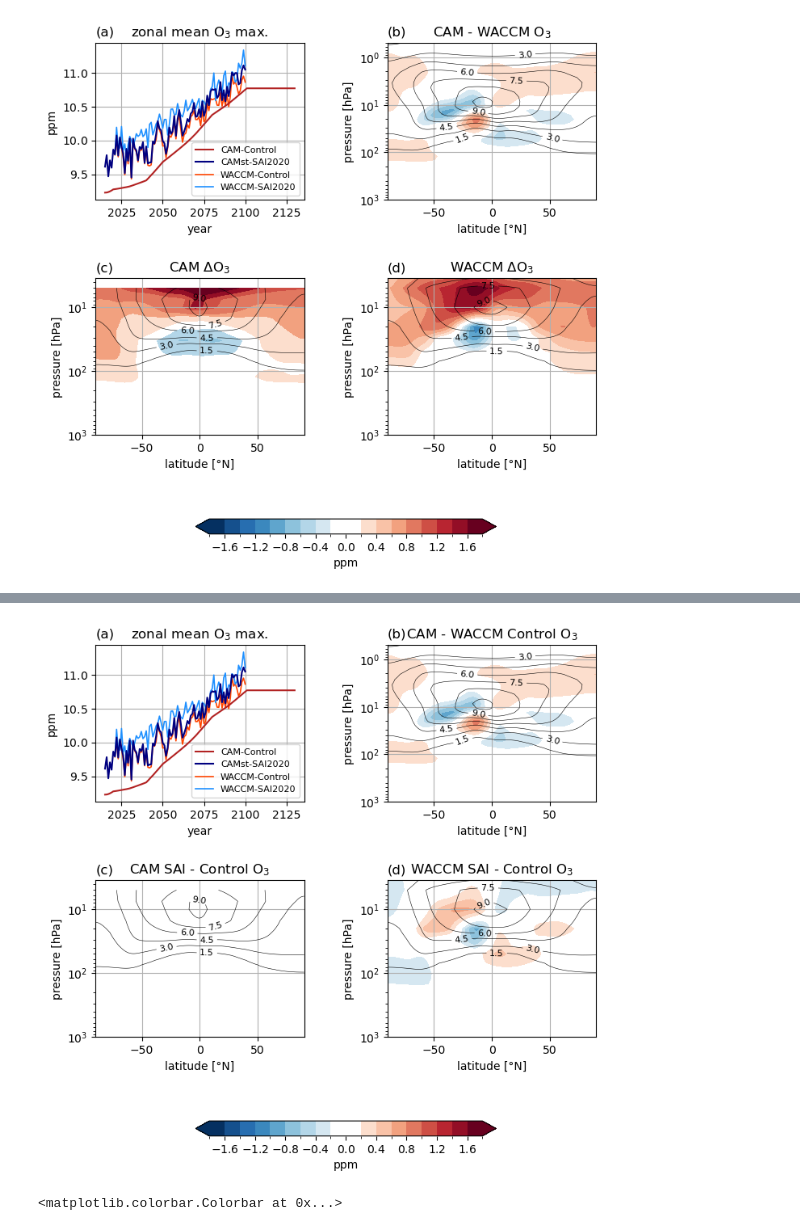
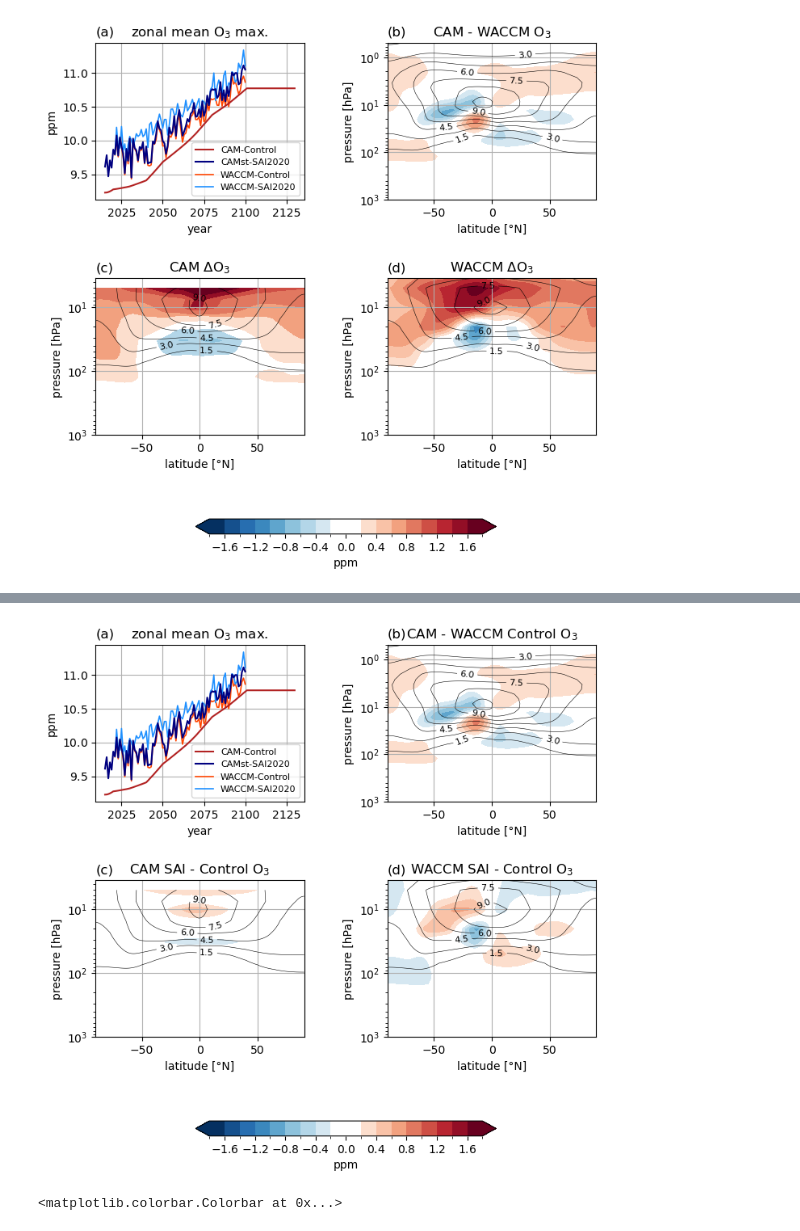
Before and after one commit to JdeJong96/CESM-CAM_SAI, a Jupyter notebook: results/aerosolfield.ipynb, the cells around one changed output, grey strips where cells are left out. Drawn from its saved outputs; the diff is of its cells as text; code cells hidden in the pictures.

```diff
--- a/results/aerosolfield.ipynb
+++ b/results/aerosolfield.ipynb
@@ -563,39 +563,39 @@ for ax in axs.flatten():
 pkwargs = dict(yscale='log', yincrease=False, add_colorbar=False)
 p01 = ((O3zm['camstrat.SAI2020.plev70.f']-O3zm['waccm.SAI2020.plev70.f'])/1e-6).plot.contourf(ax=axs[0,1], y='plev70', ylim=[1000,0.5], levels=dlevels/1e-6, cmap=newcmap, **pkwargs)
 c01 = ((O3zm['waccm.SAI2020.plev70.f'])/1e-6).plot.contour(ax=axs[0,1], y='plev70', ylim=[1000,0.5], levels=Olevels/1e-6, colors='k', linewidths=0.4, **pkwargs)
-#p10 = ((O3zm['camstrat.SAI2020.plev34.f']-O3zm['cam.control.plev34.i'])/1e-6).plot.contourf(ax=axs[1,0], y='plev34', ylim=[1000,3.5], levels=dlevels/1e-6, cmap=newcmap, **pkwargs)
+p10 = ((O3zm['camstrat.SAI2020.plev34.f']-O3zm['cam.control.plev34.f'])/1e-6).plot.contourf(ax=axs[1,0], y='plev34', ylim=[1000,3.5], levels=dlevels/1e-6, cmap=newcmap, **pkwargs)
 c10 = (O3zm['cam.control.plev34.i']/1e-6).plot.contour(ax=axs[1,0], y='plev34', ylim=[1000,3.5], levels=Olevels/1e-6, colors='k', linewidths=0.4, **pkwargs)
 p11 = ((O3zm['waccm.SAI2020.plev19.f']-O3zm['waccm.control.plev19.f'])/1e-6).plot.contourf(ax=axs[1,1], y='plev19', ylim=[1000,3.5], extend='both', levels=dlevels/1e-6, cmap=newcmap, **pkwargs)
 c11 = (O3zm['waccm.control.plev19.i']/1e-6).plot.contour(ax=axs[1,1], y='plev19', ylim=[1000,3.5], levels=Olevels/1e-6, colors='k', linewidths=0.4, **pkwargs)
 axs[0,1].clabel(c01, fontsize=8)
 axs[1,0].clabel(c10, fontsize=8)
 axs[1,1].clabel(c11, fontsize=8)
 axs[0,0].set_title(r'zonal mean O$_3$ max.'); axs[0,0].set_title('(a)', loc='left')
 axs[0,1].set_title(r'CAM - WACCM Control O$_3$'); axs[0,1].set_title('(b)', loc='left')
 axs[1,0].set_title(r'CAM SAI - Control O$_3$'); axs[1,0].set_title('(c)', loc='left')
 axs[1,1].set_title(r'WACCM SAI - Control O$_3$'); axs[1,1].set_title('(d)', loc='left')
 axs[0,1].set_xlabel('latitude [°N]')
 axs[1,0].set_xlabel('latitude [°N]')
 axs[1,1].set_xlabel('latitude [°N]')
 axs[0,0].set_ylabel('ppm')
 axs[0,1].set_ylabel('pressure [hPa]')
 axs[1,0].set_ylabel('pressure [hPa]')
 axs[1,1].set_ylabel('pressure [hPa]')
 axs[0,0].ticklabel_format(axis='y', useMathText=True)
 
 axs[0,0].legend(prop={'size':8})
 #fig.delaxes(axs[0,1])
 plt.subplots_adjust(wspace=0.4, hspace=0.5)
 
 cb = fig.colorbar(p11, ax=axs[:,:], shrink=0.6, orientation='horizontal')
 cb.ax.set_xlabel('ppm')
 cb.ax.ticklabel_format(axis='x', useMathText=True)
 
 
 #plt.tight_layout()
 #fig.savefig('figures/ozone.pdf')
 # %% [output]
-[figure, old version]
+[figure, new version]
 # %%
 fig, axs = plt.subplots(6,4, figsize=(10,13))
 for ax,exp in zip(axs.flatten(),O3zm):
```
Also changed, not shown: parts of 1 cell of this notebook.
